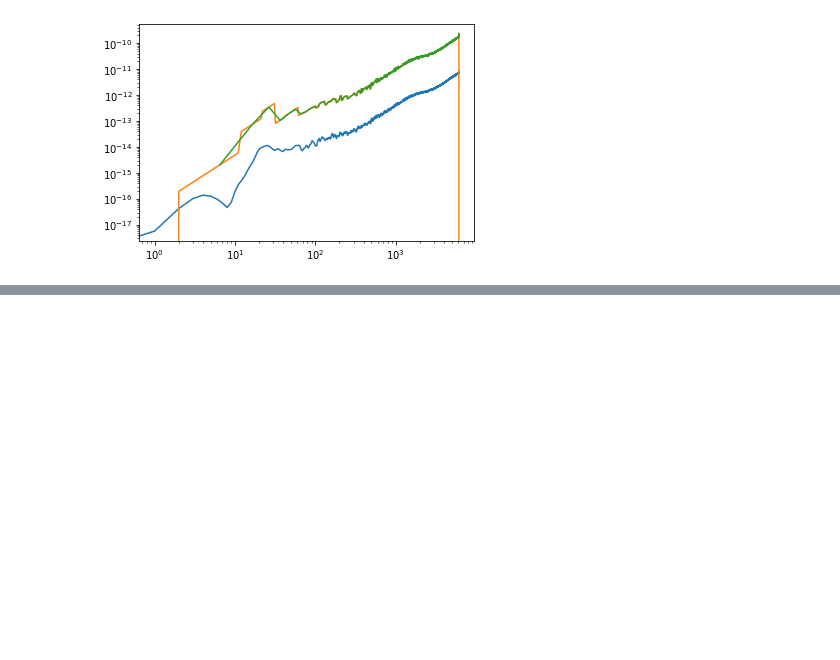
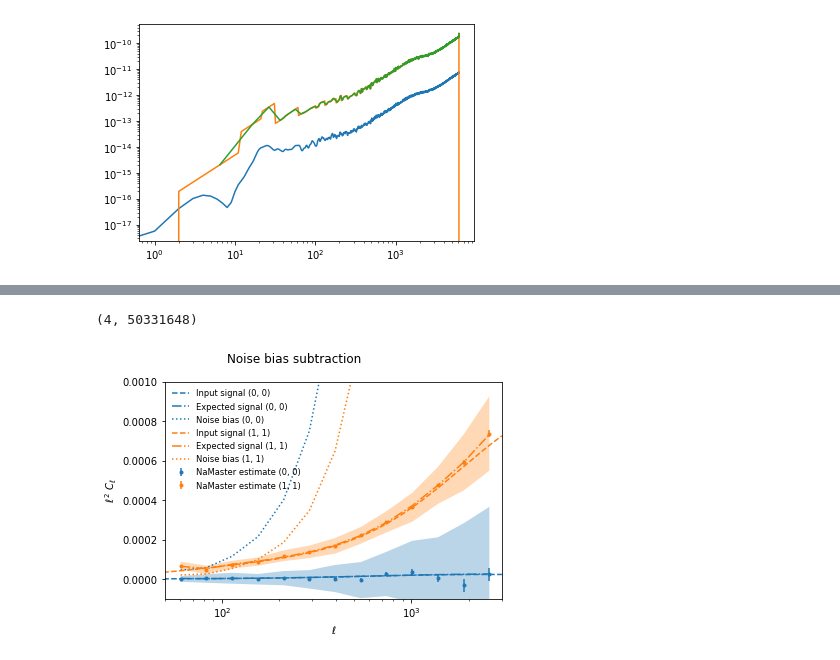
Before and after one commit to tilmantroester/KiDS-1000xtSZ, a Jupyter notebook: notebooks/covariance_shenanigans.ipynb, the cells around one changed output, grey strips where cells are left out. Saved outputs shown, nothing was run; the diff lists cells and outputs as text; code cells hidden in the pictures; blank space fills up the shorter version.

```diff
--- a/notebooks/covariance_shenanigans.ipynb
+++ b/notebooks/covariance_shenanigans.ipynb
@@ -405,0 +666,9 @@ np.load("../results/measurements/shear_KiDS1000_y_ACT_BN_namaster/pymaster_bandp
+# %%
+real_weights = healpy.read_map(f"../data/shear_maps_KiDS1000_cel/z0.1-0.3/doublet_weight.fits", verbose=False)
+real_weights[real_weights == healpy.UNSEEN] = 0
+
+real_weights_sq = healpy.read_map(f"../data/shear_maps_KiDS1000_cel/z0.1-0.3/w_sq.fits", verbose=False)
+real_weights_sq[real_weights_sq == healpy.UNSEEN] = 0
+
+n_gal = healpy.read_map(f"../data/shear_maps_KiDS1000_cel/z0.1-0.3/n_gal.fits", verbose=False)
+n_gal[n_gal == healpy.UNSEEN] = 0
@@ -405,0 +854,4 @@ np.load("../results/measurements/shear_KiDS1000_y_ACT_BN_namaster/pymaster_bandp
+# %%
+m.shape
+# %% [output]
+(4, 50331648)
@@ -405,0 +862,42 @@ np.load("../results/measurements/shear_KiDS1000_y_ACT_BN_namaster/pymaster_bandp
+# %%
+true_random_shear_with_signal_no_noise_bias_EE = {
+    (0,0): np.load("../results/measurements/shear_KiDS1000_true_randoms_with_signal_namaster/run_0/Cl_decoupled_no_noise_bias_z0.1-0.3_gal.npz")["EE"][:],
+    # (1,0): np.load("../results/measurements/shear_KiDS1000_true_randoms_namaster/run_0/Cl_decoupled_z0.1-0.3_z0.9-1.2_gal.npz")["EE"][:],
+    (1,1): np.load("../results/measurements/shear_KiDS1000_true_randoms_with_signal_namaster/run_0/Cl_decoupled_no_noise_bias_z0.9-1.2_gal.npz")["EE"][:]}
+# %%
+fig, ax = plt.subplots(1, 1)
+fig.subplots_adjust(right=0.98, left=0.2)
+
+for i, idx in enumerate([(0,0), (1,1)]):
+    u = ell**2
+    ax.plot(ell, u*Cl_EE_signal[idx], c=f"C{i}", ls="--", label=f"Input signal {idx}")
+
+    if idx in nmt_workspace:
+        u = ell_eff**2
+        Cl = nmt_workspace[idx].decouple_cell(nmt_workspace[idx].couple_cell([Cl_EE_signal[idx], Cl_0, Cl_0, Cl_0]))[0]
+        ax.plot(ell_eff, u*Cl, c=f"C{i}", ls="-.", label=f"Expected signal {idx}")
+
+        Cl_EE_noise = nmt_workspace[idx].decouple_cell([Cl_N[idx], Cl_0, Cl_0, Cl_N[idx]])[0]
+        ax.plot(ell_eff, u*Cl_EE_noise, c=f"C{i}", ls=":", label=f"Noise bias {idx}")
+
+    if idx in true_random_shear_with_signal_no_noise_bias_EE:
+        u = ell_eff**2
+        Cl = true_random_shear_with_signal_no_noise_bias_EE[idx].mean(axis=0)
+        std_err = np.sqrt(true_random_shear_with_signal_no_noise_bias_EE[idx].var(axis=0, ddof=1)/true_random_shear_with_signal_no_noise_bias_EE[idx].shape[0])
+        err = np.sqrt(true_random_shear_with_signal_no_noise_bias_EE[idx].var(axis=0, ddof=1))
+        ax.fill_between(ell_eff, u*(Cl-err), u*(Cl+err), facecolor=f"C{i}", alpha=0.3)
+        ax.errorbar(ell_eff, u*Cl, u*std_err, ls="none", marker=".", c=f"C{i}", label=f"NaMaster estimate {idx}")
+    # plt.loglog(ell, Cl_anafast[idx][1], c=f"C{i}", ls="-")
+
+ax.set_xscale("log")
+ax.set_xlim(50, 3000)
+ax.set_ylim(bottom=-1e-4, top=1e-3)
+
+ax.legend(fontsize="small", frameon=False)
+ax.set_xlabel(r"$\ell$")
+ax.set_ylabel(r"$\ell^2\ C_\ell$")
+
+fig.suptitle("Noise bias subtraction")
+fig.savefig("plots/noise_bias_subtraction.png", facecolor="w", dpi=300)
+# %% [output]
+[figure, added]
```
Also changed, not shown: parts of 35 cells of this notebook, 5 other files.
